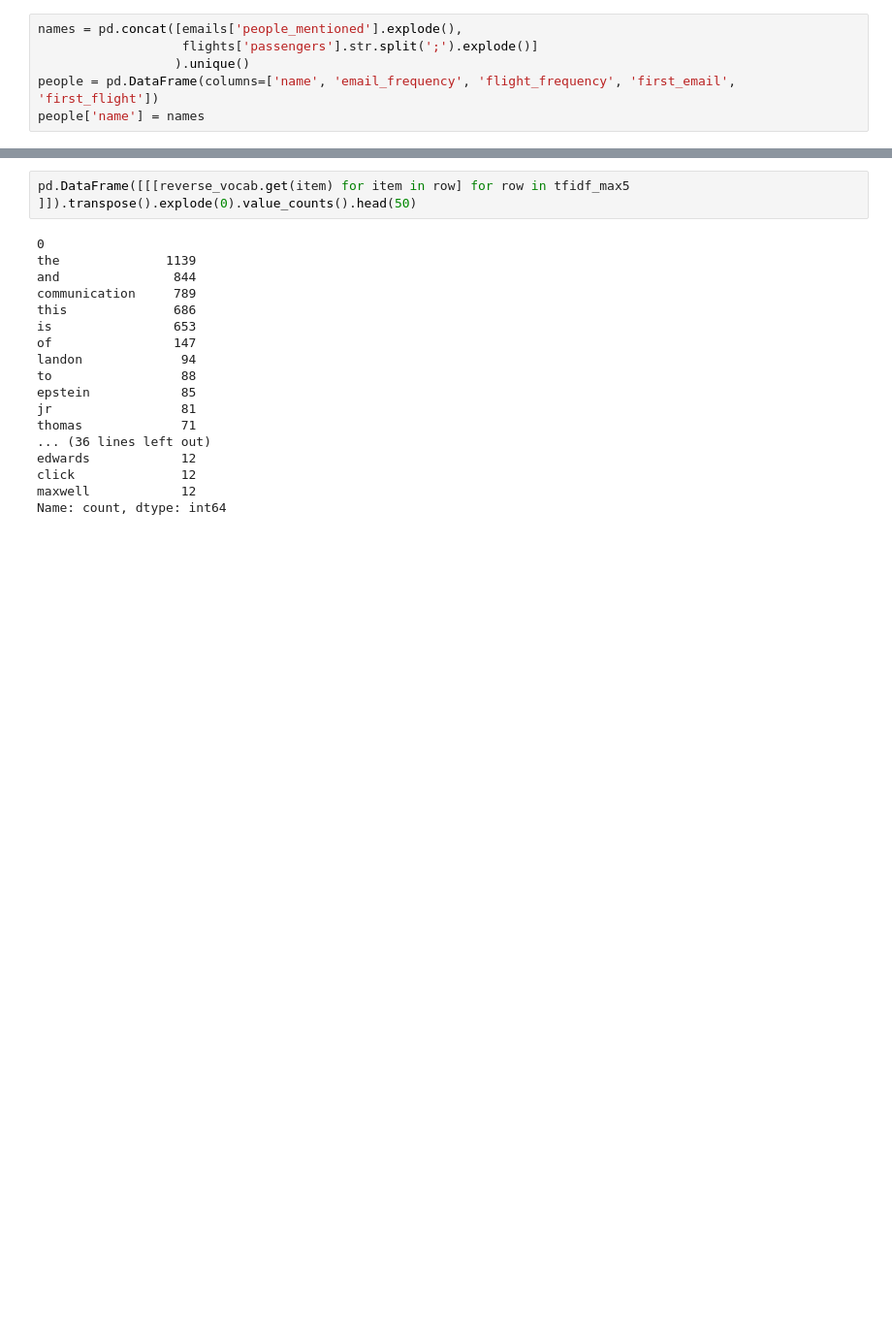
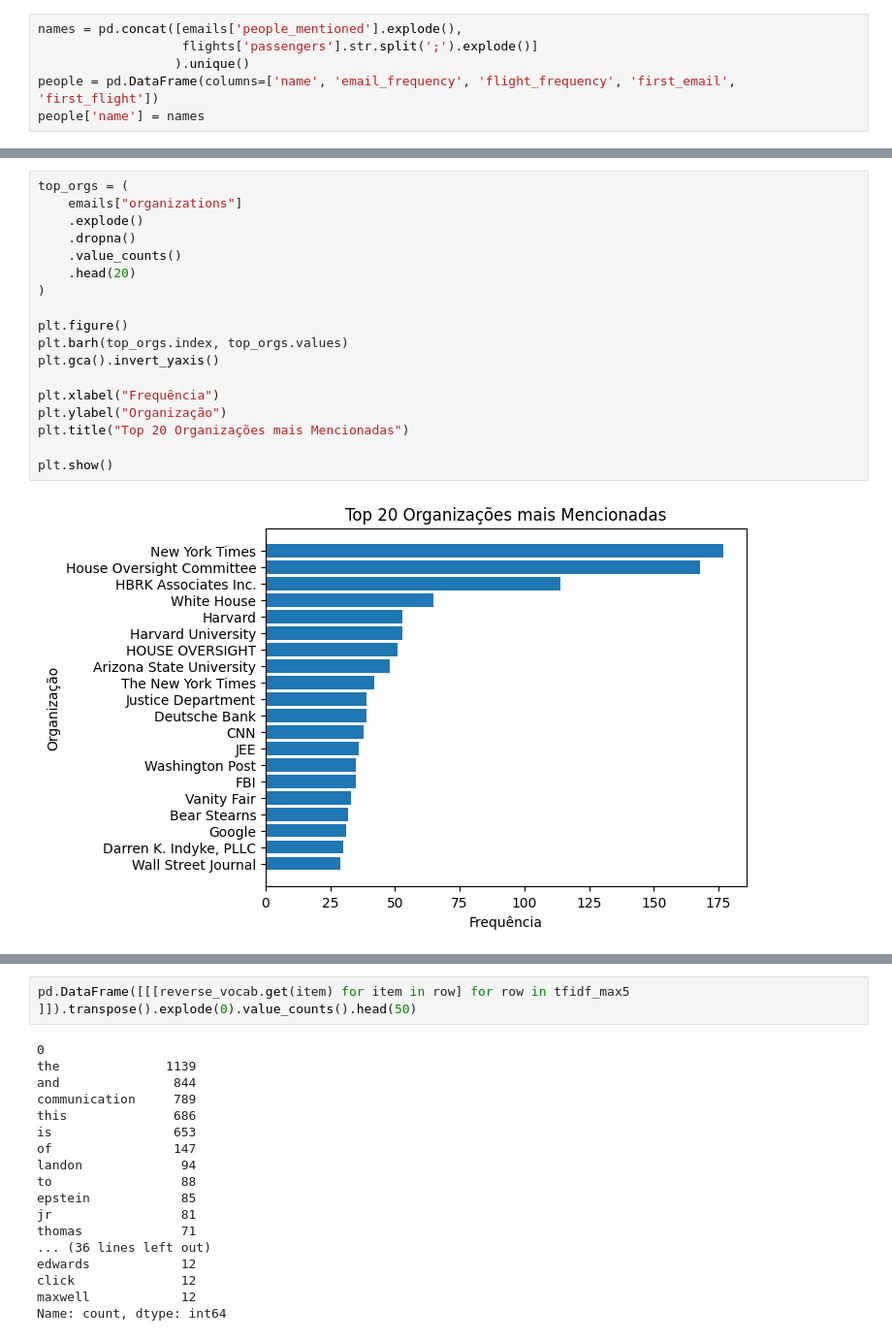
Before and after one commit to GDSMN/mineracao_arquivos_epstein_2026, a Jupyter notebook: exploracao.ipynb, the cells around one changed output, grey strips where cells are left out. Shown at 97% size. Cells and saved outputs as stored; diff of their text form; blank space fills up the shorter version.

```diff
--- a/exploracao.ipynb
+++ b/exploracao.ipynb
@@ -62,0 +163,20 @@ people
+# %%
+top_orgs = (
+    emails["organizations"]
+    .explode()
+    .dropna()
+    .value_counts()
+    .head(20)
+)
+
+plt.figure()
+plt.barh(top_orgs.index, top_orgs.values)
+plt.gca().invert_yaxis()
+
+plt.xlabel("Frequência")
+plt.ylabel("Organização")
+plt.title("Top 20 Organizações mais Mencionadas")
+
+plt.show()
+# %% [output]
+[figure, added]
```
Also changed, not shown: parts of 35 cells of this notebook.
